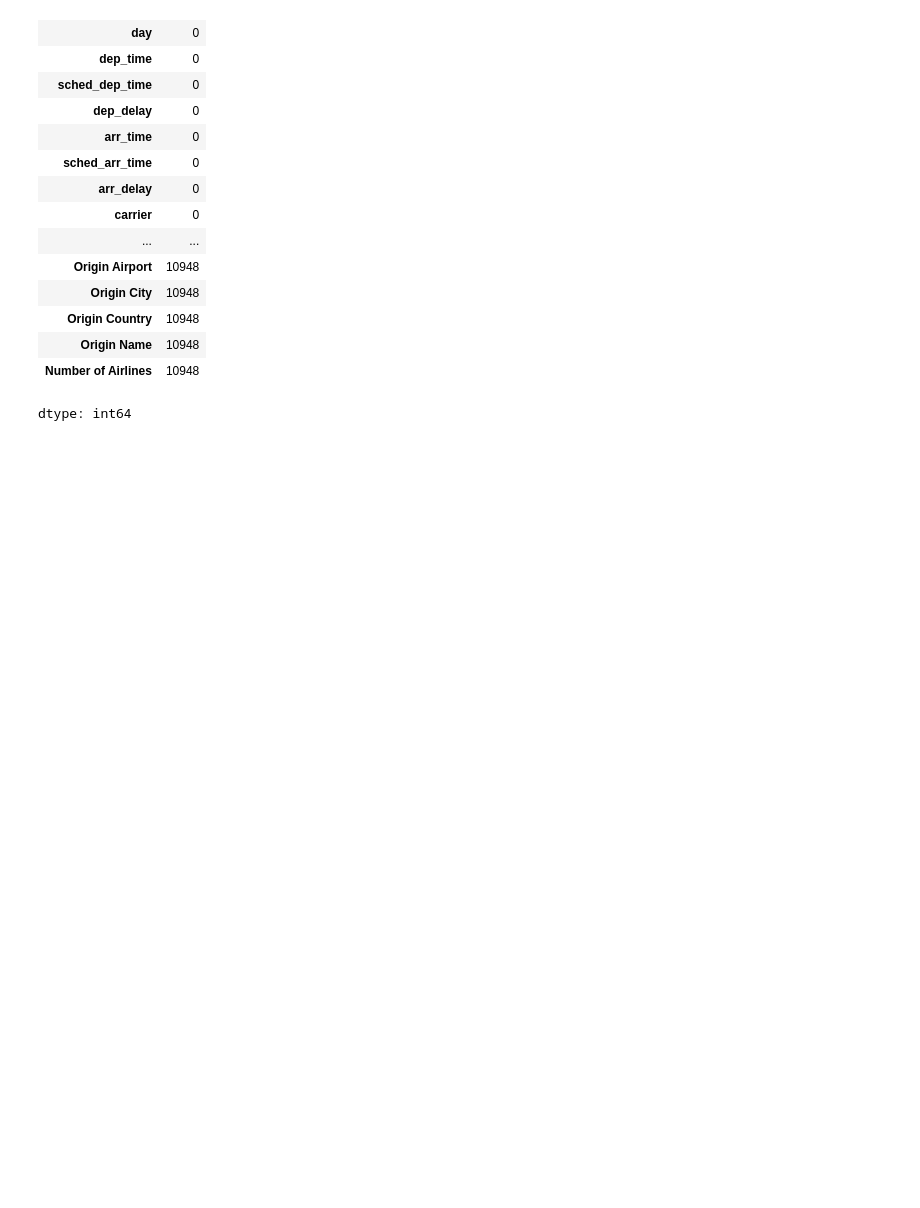
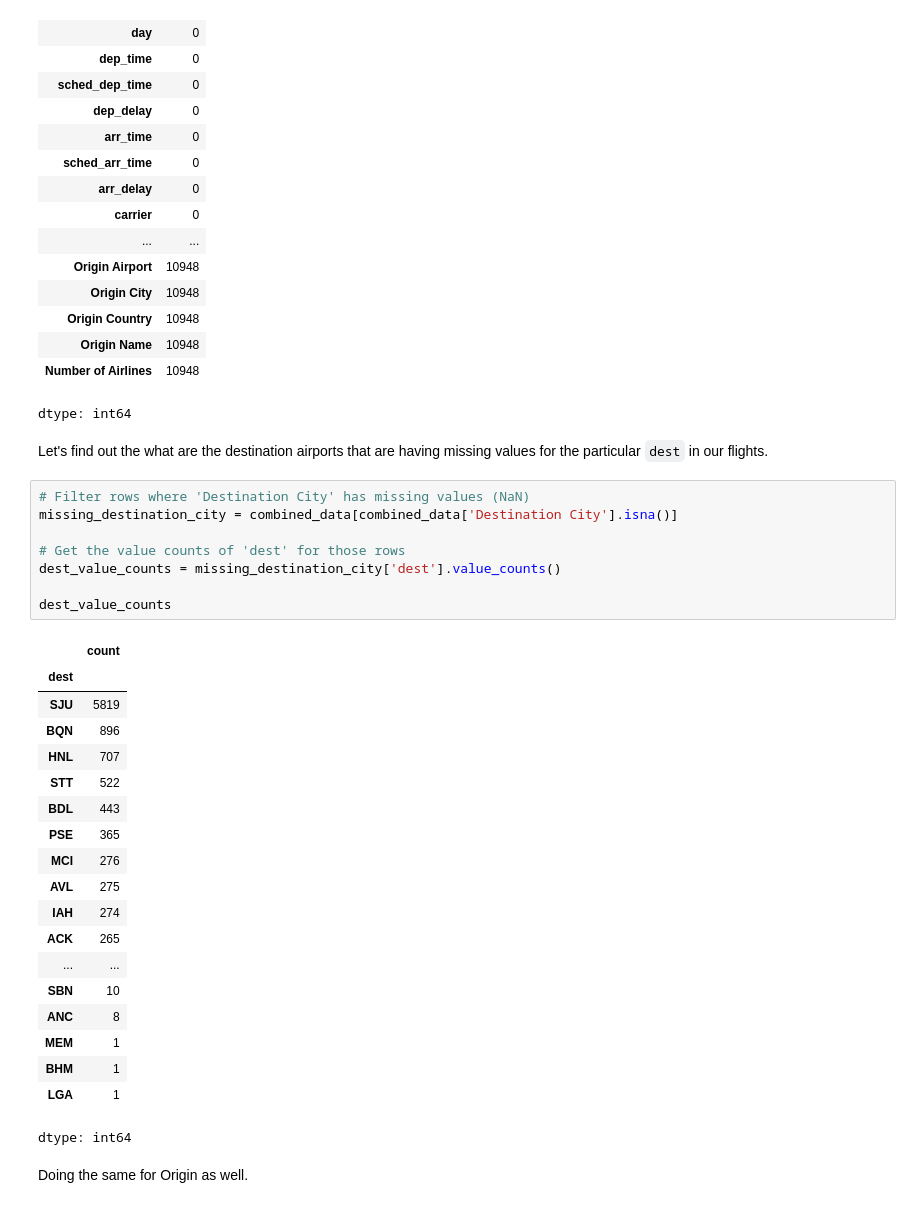
Before and after one commit to Saahil2106/Cloud9, a Jupyter notebook: Group06_Milestone2&3.ipynb, the cells around one changed output. Drawn from its saved outputs; the diff is of its cells as text; blank space fills up the shorter version.

```diff
--- a/Group06_Milestone2&3.ipynb
+++ b/Group06_Milestone2&3.ipynb
@@ -448,3 +528,35 @@ combined_data.isna().sum()
 | Origin Name | 10948 |
 | Number of Airlines | 10948 |
 dtype: int64
+# %% [markdown]
+Let's find out the what are the destination airports that are having missing values for the particular `dest` in our flights.
+# %%
+# Filter rows where 'Destination City' has missing values (NaN)
+missing_destination_city = combined_data[combined_data['Destination City'].isna()]
+
+# Get the value counts of 'dest' for those rows
+dest_value_counts = missing_destination_city['dest'].value_counts()
+
+dest_value_counts
+# %% [output]
+|  | count |
+| dest |  |
+| SJU | 5819 |
+| BQN | 896 |
+| HNL | 707 |
+| STT | 522 |
+| BDL | 443 |
+| PSE | 365 |
+| MCI | 276 |
+| AVL | 275 |
+| IAH | 274 |
+| ACK | 265 |
+| ... | ... |
+| SBN | 10 |
+| ANC | 8 |
+| MEM | 1 |
+| BHM | 1 |
+| LGA | 1 |
+dtype: int64
+# %% [markdown]
+Doing the same for Origin as well.
```
Also changed, not shown: parts of 37 cells of this notebook.
